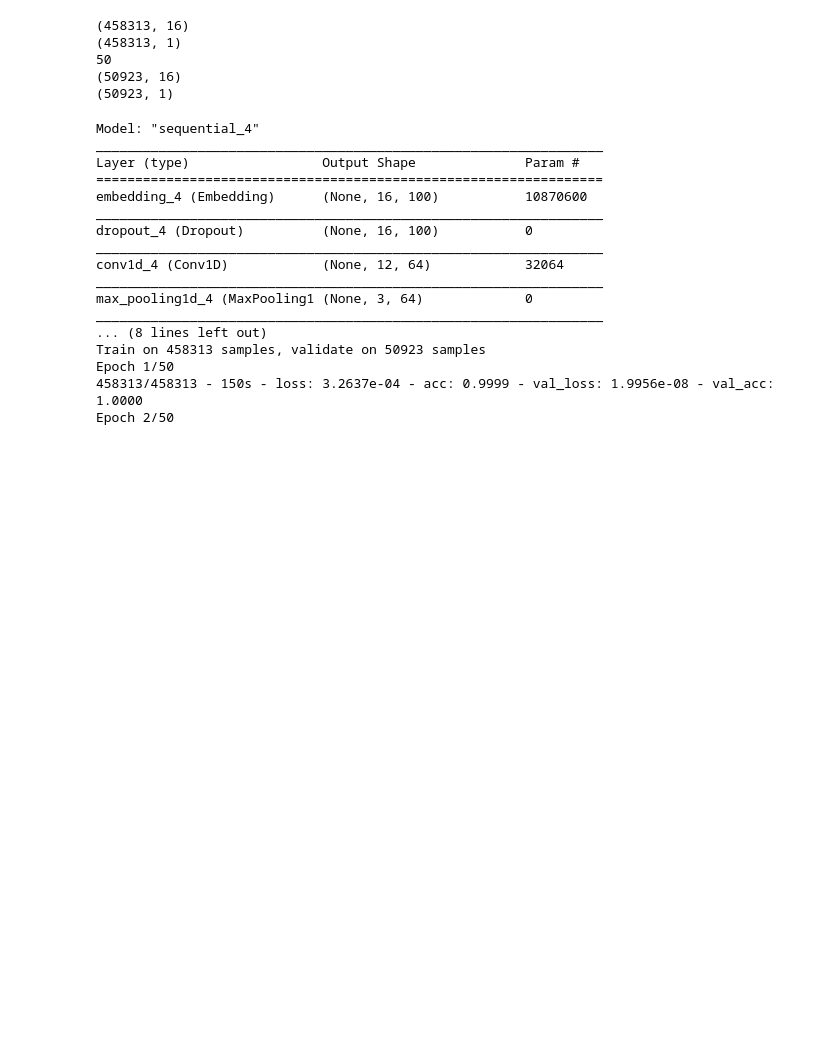
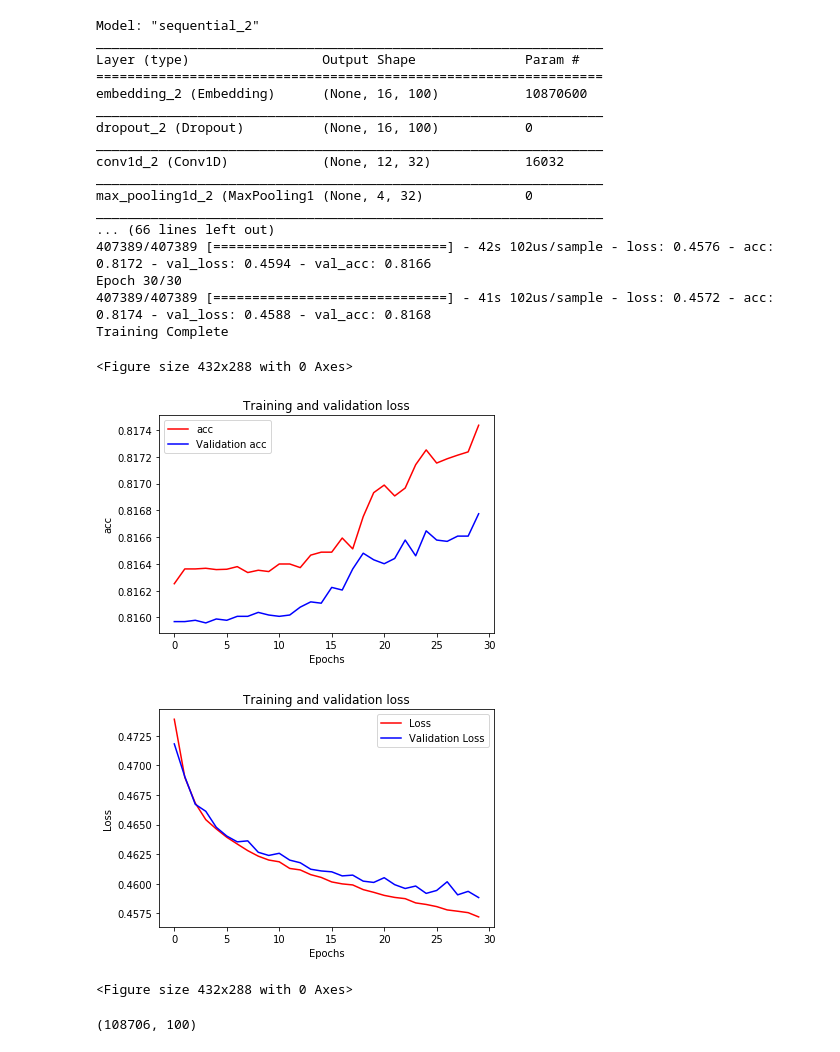
Before and after one commit to Mithunprom/Determining-the-upvoting-or-downvoting-status-of-an-article-by-NLP-knowledge, a Jupyter notebook: DataScience_coding_prob.ipynb, the cells around one changed output. Drawn from its saved outputs; the diff is of its cells as text; code cells hidden in the pictures; blank space fills up the shorter version.

```diff
--- a/DataScience_coding_prob.ipynb
+++ b/DataScience_coding_prob.ipynb
@@ -125,0 +84,8 @@ print(word_index['i'])
+# %%
+labels=np.array(labels).reshape(num_sentences ,1)
+labels=np.where(labels>0,1,0)
+# %%
+val_labels=labels[0:split_val]
+training_labels = labels[split_val:training_size]
+training_labels=np.array(training_labels).reshape(num_sentences-split_val ,1)
+val_labels=np.array(val_labels).reshape(split_val ,1)
@@ -156,52 +126,38 @@ Saving to: ‘/tmp/glove.6B.100d.txt’
-# %%
-training_labels=np.array(training_labels).reshape(num_sentences-split ,1)
-test_labels=np.array(test_labels).reshape(split ,1)
-# %%
-print(training_sequences.shape)
-print(training_labels.shape)
-print(num_epochs)
-print(test_sequences.shape)
-print(test_labels.shape)
-# %% [output]
-(458313, 16)
-(458313, 1)
-50
-(50923, 16)
-(50923, 1)
 # %%
+
 model = tf.keras.Sequential([
     tf.keras.layers.Embedding(vocab_size+1, embedding_dim, input_length=max_length, weights=[embeddings_matrix], trainable=False),
     tf.keras.layers.Dropout(0.2),
-    tf.keras.layers.Conv1D(64, 5, activation='relu'),
-    tf.keras.layers.MaxPooling1D(pool_size=4),
+     tf.keras.layers.Conv1D(32, 5, activation='relu'),
+     tf.keras.layers.MaxPooling1D(pool_size=3),
     tf.keras.layers.LSTM(64),
     tf.keras.layers.Dense(1, activation='sigmoid')
 ])
-model.compile(loss='binary_crossentropy',optimizer='adam',metrics=['accuracy'])
+model.compile(loss='binary_crossentropy',optimizer='SGD',metrics=['accuracy'])
 model.summary()
 
-num_epochs = 50
-history = model.fit(training_sequences, training_labels, epochs=num_epochs, validation_data=(test_sequences, test_labels), verbose=2)
+num_epochs = 30
+history = model.fit(training_sequences, training_labels, epochs=num_epochs, batch_size=128, validation_data=(val_sequences, val_labels), verbose=1)
 
 print("Training Complete")
 # %% [output]
-Model: "sequential_4"
+Model: "sequential_2"
 _________________________________________________________________
 Layer (type)                 Output Shape              Param #
 =================================================================
-embedding_4 (Embedding)      (None, 16, 100)           10870600
+embedding_2 (Embedding)      (None, 16, 100)           10870600
 _________________________________________________________________
-dropout_4 (Dropout)          (None, 16, 100)           0
+dropout_2 (Dropout)          (None, 16, 100)           0
 _________________________________________________________________
-conv1d_4 (Conv1D)            (None, 12, 64)            32064
+conv1d_2 (Conv1D)            (None, 12, 32)            16032
 _________________________________________________________________
-max_pooling1d_4 (MaxPooling1 (None, 3, 64)             0
+max_pooling1d_2 (MaxPooling1 (None, 4, 32)             0
 _________________________________________________________________
-... (8 lines left out)
-Train on 458313 samples, validate on 50923 samples
-Epoch 1/50
-458313/458313 - 150s - loss: 3.2637e-04 - acc: 0.9999 - val_loss: 1.9956e-08 - val_acc: 1.0000
-Epoch 2/50
+... (66 lines left out)
+407389/407389 [==============================] - 42s 102us/sample - loss: 0.4576 - acc: 0.8172 - val_loss: 0.4594 - val_acc: 0.8166
+Epoch 30/30
+407389/407389 [==============================] - 41s 102us/sample - loss: 0.4572 - acc: 0.8174 - val_loss: 0.4588 - val_acc: 0.8168
+Training Complete
 # %%
 import matplotlib.image  as mpimg
 import matplotlib.pyplot as plt
@@ -214,33 +170,38 @@ acc=history.history['acc']
 val_acc=history.history['val_acc']
 loss=history.history['loss']
 val_loss=history.history['val_loss']
 
 epochs=range(len(acc)) # Get number of epochs
 
 #------------------------------------------------
 # Plot training and validation accuracy per epoch
 #------------------------------------------------
 plt.plot(epochs, acc, 'r')
 plt.plot(epochs, val_acc, 'b')
-plt.title('Training and validation accuracy')
+plt.title('Training and validation loss')
 plt.xlabel("Epochs")
-plt.ylabel("Accuracy")
-plt.legend(["Accuracy", "Validation Accuracy"])
+plt.ylabel("acc")
+plt.legend(["acc", "Validation acc"])
 
 plt.figure()
 
 #------------------------------------------------
 # Plot training and validation loss per epoch
 #------------------------------------------------
 plt.plot(epochs, loss, 'r')
 plt.plot(epochs, val_loss, 'b')
 plt.title('Training and validation loss')
 plt.xlabel("Epochs")
 plt.ylabel("Loss")
 plt.legend(["Loss", "Validation Loss"])
 
 plt.figure()
 
 
 # Expected Output
 # A chart where the validation loss does not increase sharply!
+# %% [output]
+<Figure size 432x288 with 0 Axes>
+[figure, added]
+[figure, added]
+<Figure size 432x288 with 0 Axes>
@@ -246,0 +213,6 @@ plt.figure()
+# %%
+e = model.layers[0]
+weights = e.get_weights()[0]
+print(weights.shape) # shape: (vocab_size, embedding_dim)
+# %% [output]
+(108706, 100)
```
Also changed, not shown: parts of 17 cells of this notebook.
